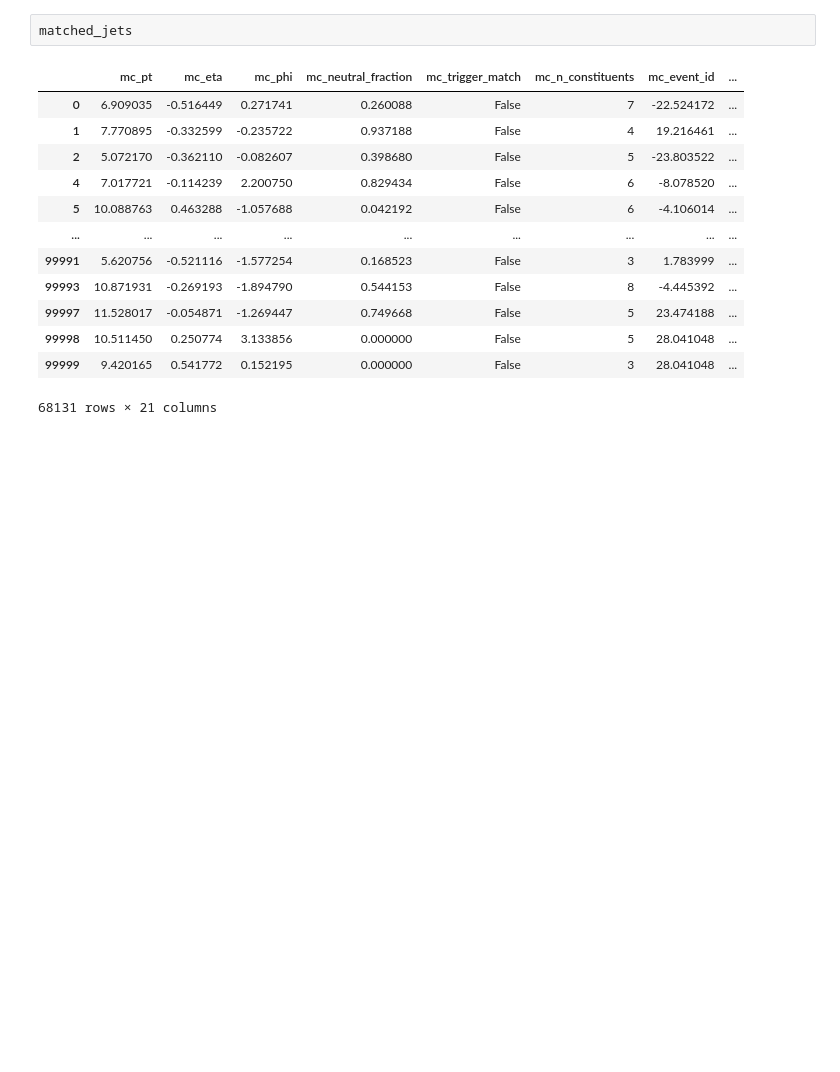
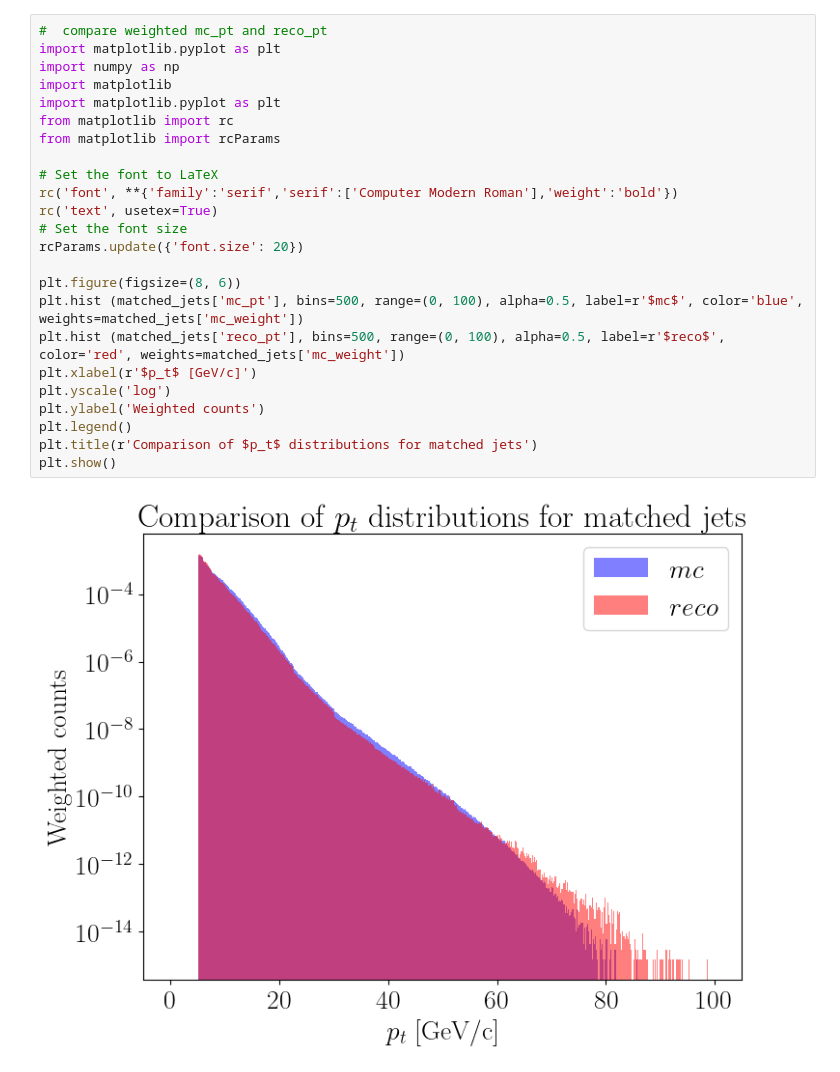
Before and after one commit to aprozo/jets_pp_2012, a Jupyter notebook: macros/ana/ana_matching_tree.ipynb, the cells around one changed output. Cells and saved outputs as stored; diff of their text form; blank space fills up the shorter version.

```diff
--- a/macros/ana/ana_matching_tree.ipynb
+++ b/macros/ana/ana_matching_tree.ipynb
@@ -48,17 +88,27 @@ matched_jets = matched_jets[matched_jets['reco_pt'] != -9]
-# %%
-matched_jets
-# %% [output]
-|  | mc_pt | mc_eta | mc_phi | mc_neutral_fraction | mc_trigger_match | mc_n_constituents | mc_event_id | ... |
-| 0 | 6.909035 | -0.516449 | 0.271741 | 0.260088 | False | 7 | -22.524172 | ... |
-| 1 | 7.770895 | -0.332599 | -0.235722 | 0.937188 | False | 4 | 19.216461 | ... |
-| 2 | 5.072170 | -0.362110 | -0.082607 | 0.398680 | False | 5 | -23.803522 | ... |
-| 4 | 7.017721 | -0.114239 | 2.200750 | 0.829434 | False | 6 | -8.078520 | ... |
-| 5 | 10.088763 | 0.463288 | -1.057688 | 0.042192 | False | 6 | -4.106014 | ... |
-| ... | ... | ... | ... | ... | ... | ... | ... | ... |
-| 99991 | 5.620756 | -0.521116 | -1.577254 | 0.168523 | False | 3 | 1.783999 | ... |
-| 99993 | 10.871931 | -0.269193 | -1.894790 | 0.544153 | False | 8 | -4.445392 | ... |
-| 99997 | 11.528017 | -0.054871 | -1.269447 | 0.749668 | False | 5 | 23.474188 | ... |
-| 99998 | 10.511450 | 0.250774 | 3.133856 | 0.000000 | False | 5 | 28.041048 | ... |
-| 99999 | 9.420165 | 0.541772 | 0.152195 | 0.000000 | False | 3 | 28.041048 | ... |
-68131 rows × 21 columns
+# %%
+#  compare weighted mc_pt and reco_pt
+import matplotlib.pyplot as plt
+import numpy as np
+import matplotlib
+import matplotlib.pyplot as plt
+from matplotlib import rc
+from matplotlib import rcParams
+
+# Set the font to LaTeX
+rc('font', **{'family':'serif','serif':['Computer Modern Roman'],'weight':'bold'})
+rc('text', usetex=True)
+# Set the font size
+rcParams.update({'font.size': 20})
+
+plt.figure(figsize=(8, 6))
+plt.hist (matched_jets['mc_pt'], bins=500, range=(0, 100), alpha=0.5, label=r'$mc$', color='blue', weights=matched_jets['mc_weight'])
+plt.hist (matched_jets['reco_pt'], bins=500, range=(0, 100), alpha=0.5, label=r'$reco$', color='red', weights=matched_jets['mc_weight'])
+plt.xlabel(r'$p_t$ [GeV/c]')
+plt.yscale('log')
+plt.ylabel('Weighted counts')
+plt.legend()
+plt.title(r'Comparison of $p_t$ distributions for matched jets')
+plt.show()
+# %% [output]
+[figure, added]
 # %%
```
Also changed, not shown: parts of 7 cells of this notebook.
